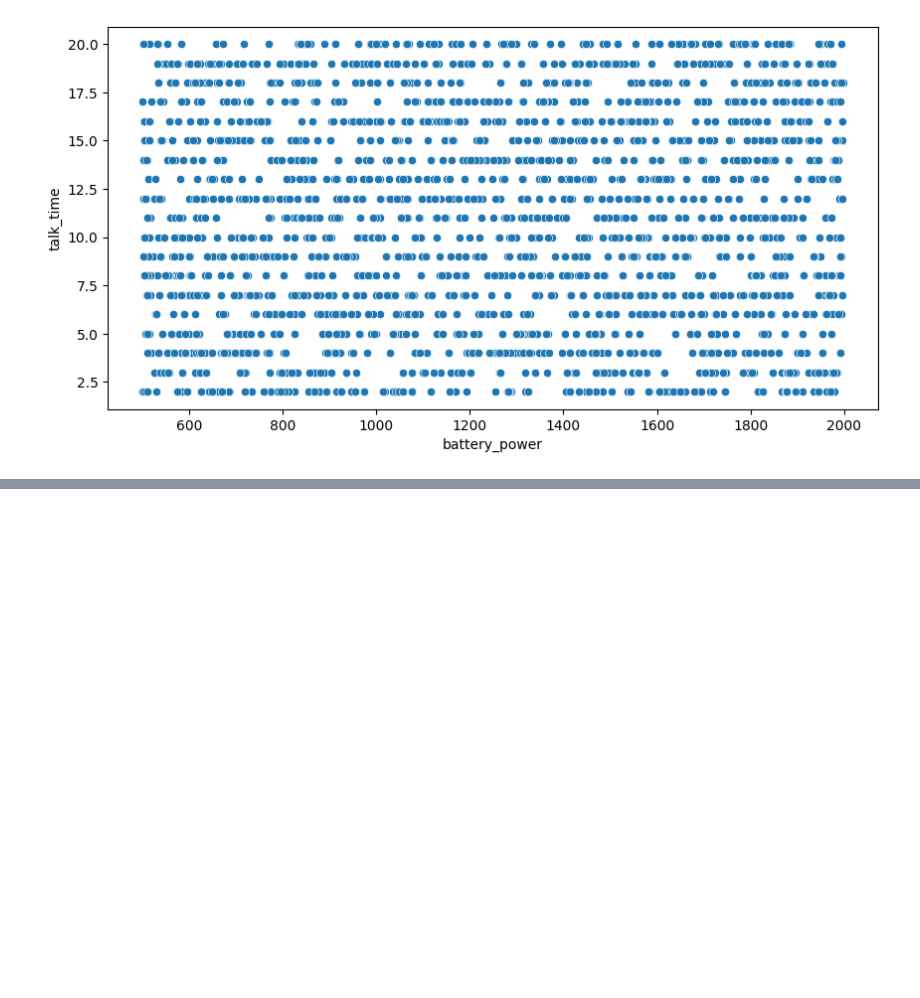
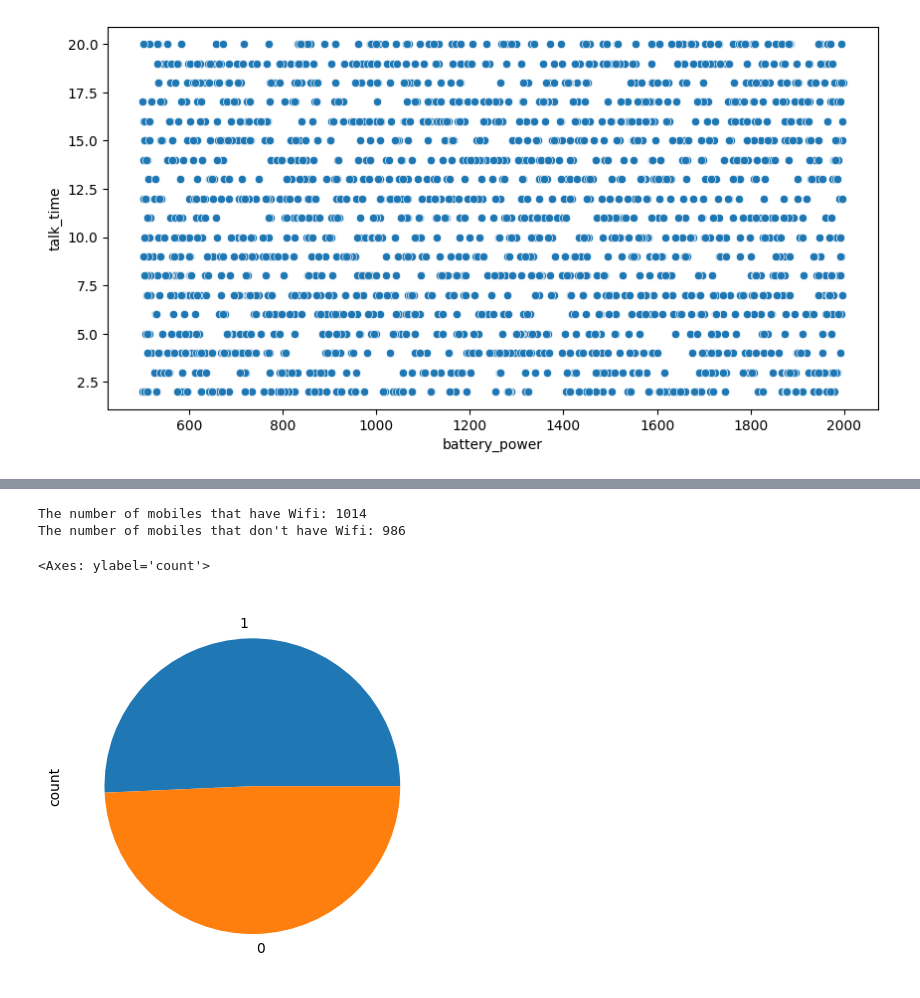
Before and after one commit to Slimcent/Classificatio_Jupyter_Files, a Jupyter notebook: Mobile Price Range Classification.ipynb, the cells around one changed output, grey strips where cells are left out. Cells and saved outputs as stored; diff of their text form; code cells hidden in the pictures; blank space fills up the shorter version.

```diff
--- a/Mobile Price Range Classification.ipynb
+++ b/Mobile Price Range Classification.ipynb
@@ -283,0 +298,12 @@ sns.scatterplot(data=mobile_train, x='battery_power', y='talk_time')
+# %%
+# Displaying number of phones which have or don't have wifi
+wifi_count = mobile_train['wifi'].value_counts()
+
+print("The number of mobiles that have Wifi: {}\nThe number of mobiles that don't have Wifi: {}".format(wifi_count[1], wifi_count[0]))
+
+wifi_count.plot(kind='pie')
+# %% [output]
+The number of mobiles that have Wifi: 1014
+The number of mobiles that don't have Wifi: 986
+<Axes: ylabel='count'>
+[figure, added]
```
Also changed, not shown: parts of 7 cells of this notebook.
